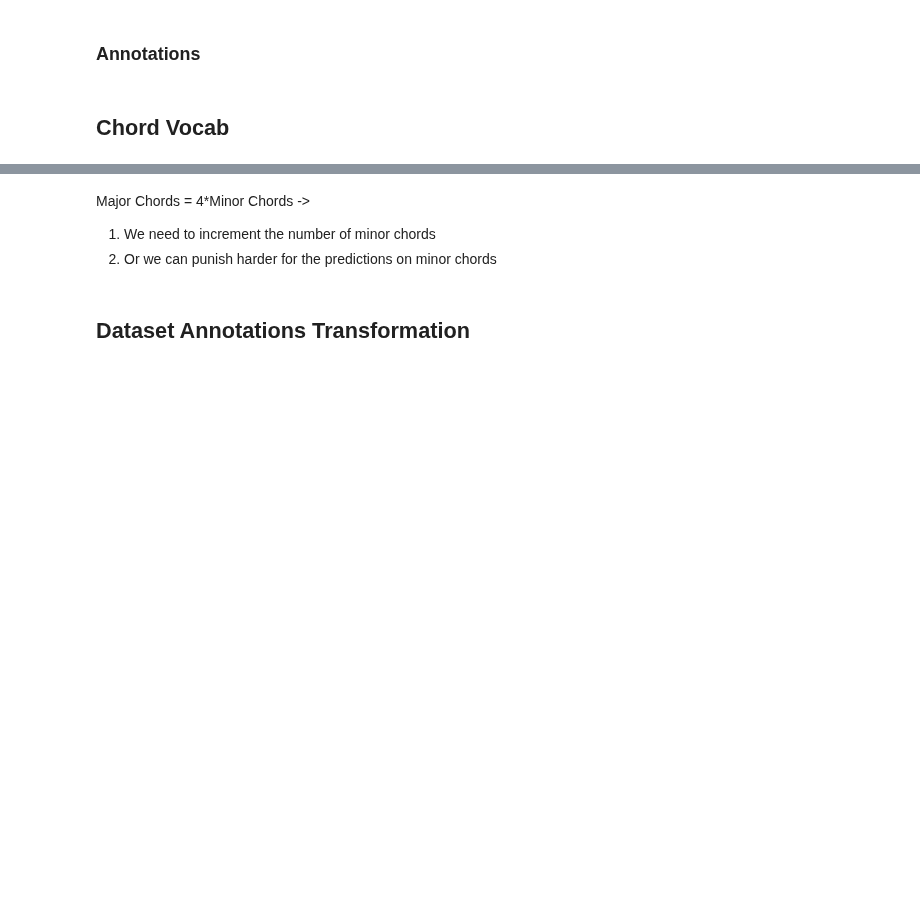
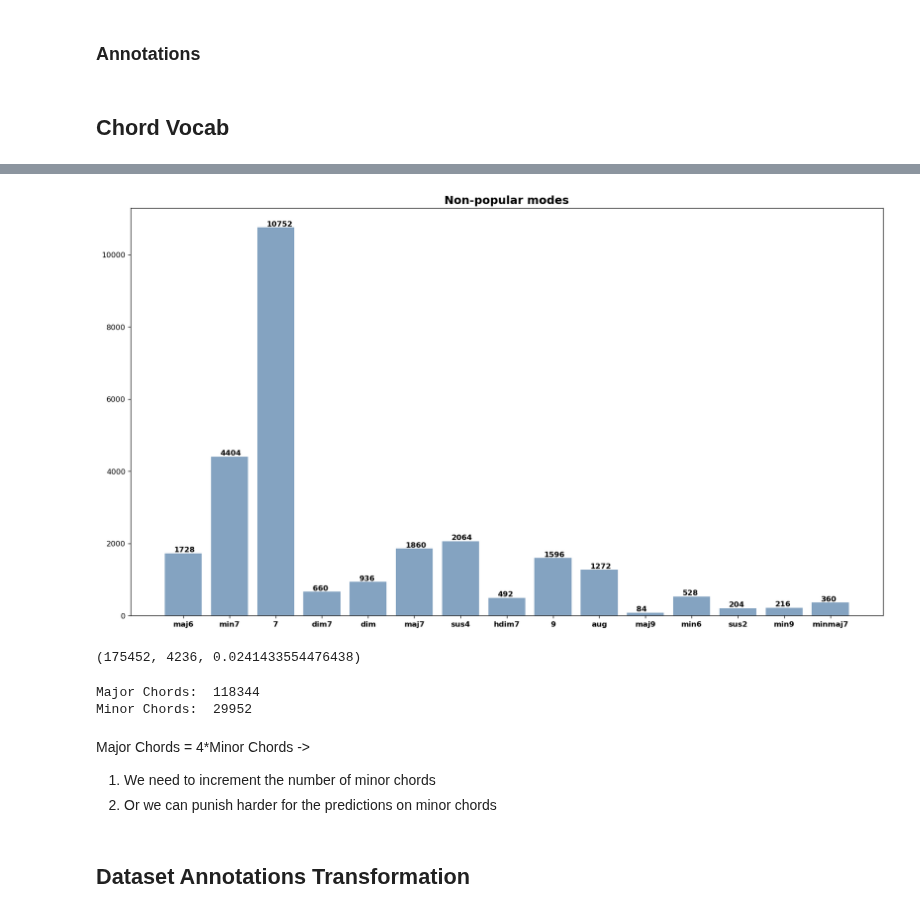
Before and after one commit to taslanidis/Audio-Chord-Recognition, a Jupyter notebook: Chord_Estimation.ipynb, the cells around one changed output, grey strips where cells are left out. Cells and saved outputs as stored; diff of their text form; code cells hidden in the pictures; blank space fills up the shorter version.

```diff
--- a/Chord_Estimation.ipynb
+++ b/Chord_Estimation.ipynb
@@ -271,3 +330,33 @@ Minor Chords:  2853
+# %%
+height = [value for value in Mode_Library.values()]
+
+norm = matplotlib.colors.Normalize(vmin=mini, vmax=maxi)
+colors = [cmap(norm(value)) for value in my_values]
+bars = [key for key in Mode_Library.keys()]
+bars.pop(0)
+height.pop(0)
+bars.pop(1)
+height.pop(1)
+y_pos = np.arange(len(bars))
+
+plt.figure(num=None, figsize=(18, 10), dpi=120, facecolor='w', edgecolor='k')
+plt.bar(y_pos, height, color=(0.2, 0.4, 0.6, 0.6))
+for i in range(len(height)):
+    plt.text(x = i-0.2 , y = height[i]+40, s = height[i], size = 10, weight="bold")
+plt.xticks(y_pos, bars, weight="bold")
+plt.title("Non-popular modes",fontsize=15,fontweight="bold")
+plt.savefig("ChordModesNumbers.png")
+# %% [output]
+[figure, added]
+# %%
+Total_Chords_Appearances, Extra_Chords_Appearances, Extra_Chords_Appearances / Total_Chords_Appearances
+# %% [output]
+(175452, 4236, 0.0241433554476438)
+# %%
+print ('Major Chords: ', Mode_Library['maj'], '\nMinor Chords: ', Mode_Library['min'])
+# %% [output]
+Major Chords:  118344
+Minor Chords:  29952
 # %% [markdown]
 Major Chords = 4*Minor Chords ->
 1. We need to increment the number of minor chords
```
Also changed, not shown: parts of 25 cells of this notebook.
